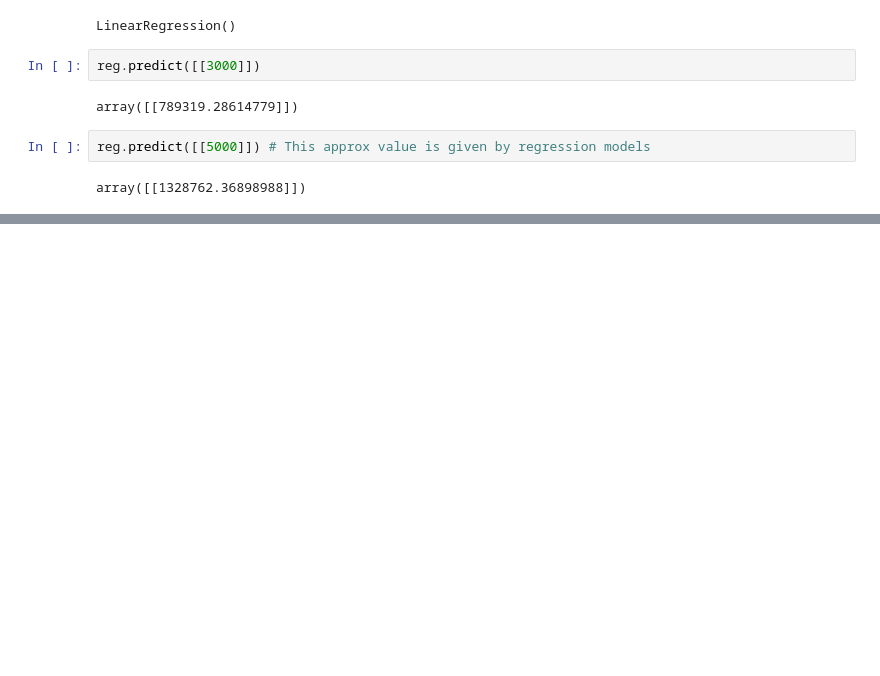
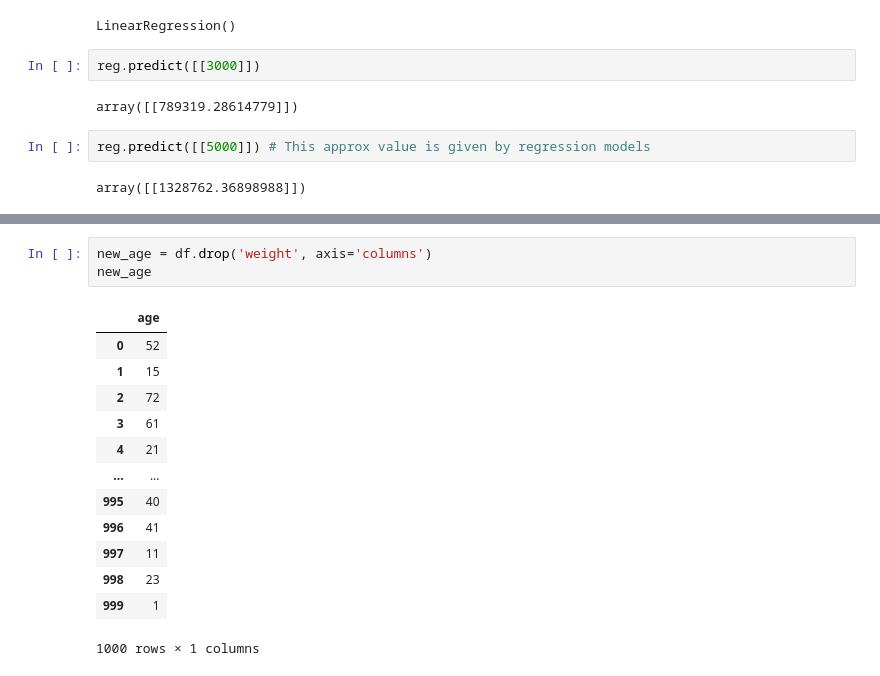
Before and after one commit to sistusaichandu-bit/Agentic_AI-VAP, a Jupyter notebook: AgenticAI_VAP.ipynb, the cells around one changed output, grey strips where cells are left out. Cells and saved outputs as stored; diff of their text form; blank space fills up the shorter version.

```diff
--- a/AgenticAI_VAP.ipynb
+++ b/AgenticAI_VAP.ipynb
@@ -107,0 +147,17 @@ array([[1328762.36898988]])
+# %%
+new_age = df.drop('weight', axis='columns')
+new_age
+# %% [output]
+|  | age |
+| 0 | 52 |
+| 1 | 15 |
+| 2 | 72 |
+| 3 | 61 |
+| 4 | 21 |
+| ... | ... |
+| 995 | 40 |
+| 996 | 41 |
+| 997 | 11 |
+| 998 | 23 |
+| 999 | 1 |
+1000 rows × 1 columns
```
Also changed, not shown: parts of 11 cells of this notebook.
